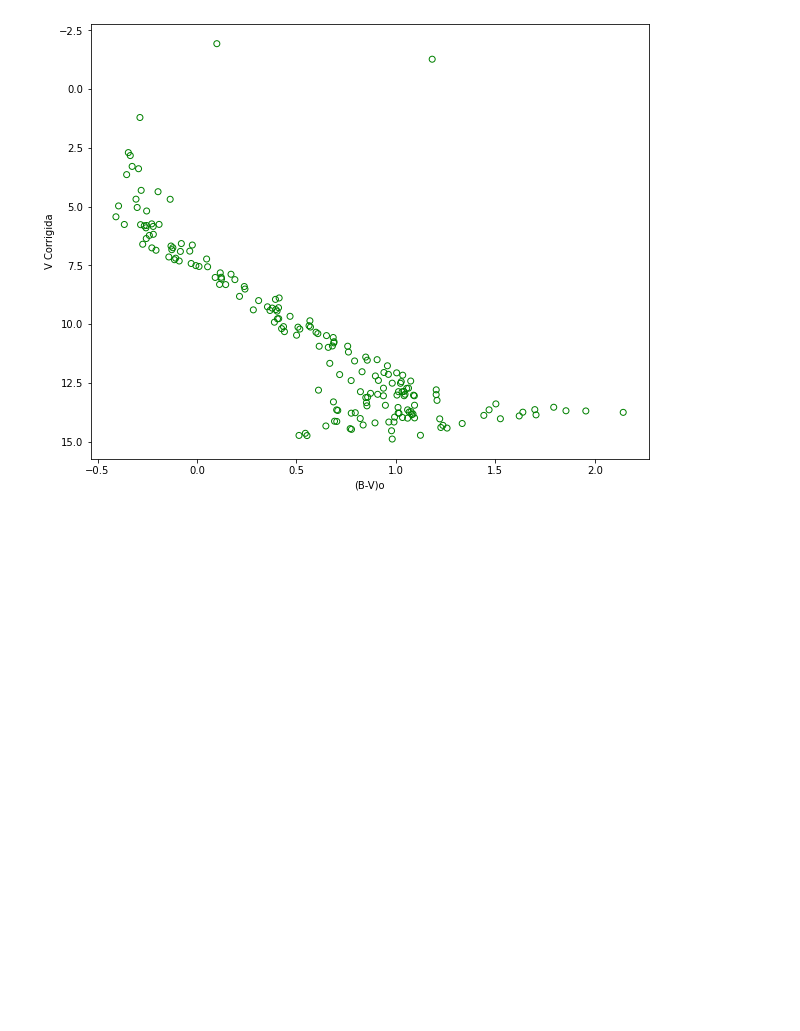
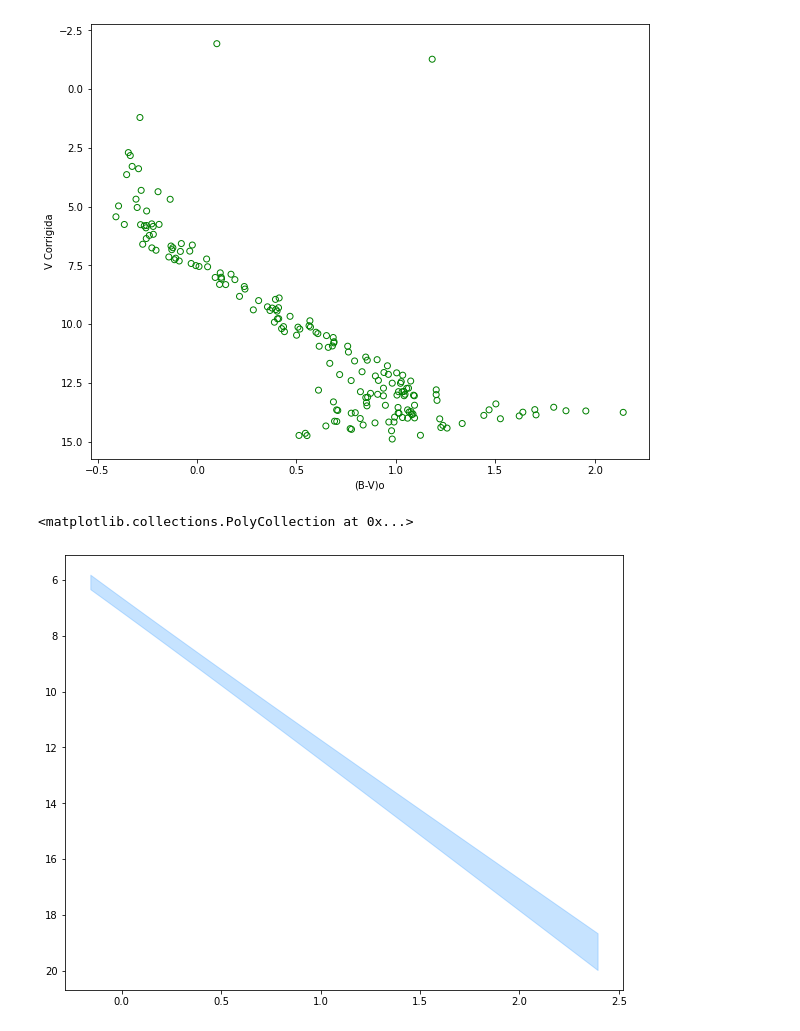
Before and after one commit to jppirest/mw_substructures, a Jupyter notebook: dados/Ag_Simulados/aglomerado1.ipynb, the cells around one changed output. Drawn from its saved outputs; the diff is of its cells as text; code cells hidden in the pictures; blank space fills up the shorter version.

```diff
--- a/dados/Ag_Simulados/aglomerado1.ipynb
+++ b/dados/Ag_Simulados/aglomerado1.ipynb
@@ -94,3 +88,10 @@ ax.set_xlabel('(B-V)o') #(B-V) corrigida, (B-V)o
 # %% [output]
 Text(0.5, 0, '(B-V)o')
 [figure]
+# %%
+plt.figure(figsize=(10,8))
+plt.gca().invert_yaxis()
+plt.fill_between(t_fit, fit + sigmay, fit - sigmay, alpha=.25, label='1-Sigma Intervalo', color = 'dodgerblue')
+# %% [output]
+<matplotlib.collections.PolyCollection at 0x...>
+[figure, added]
```
Also changed, not shown: parts of 13 cells of this notebook, 11 other files.
